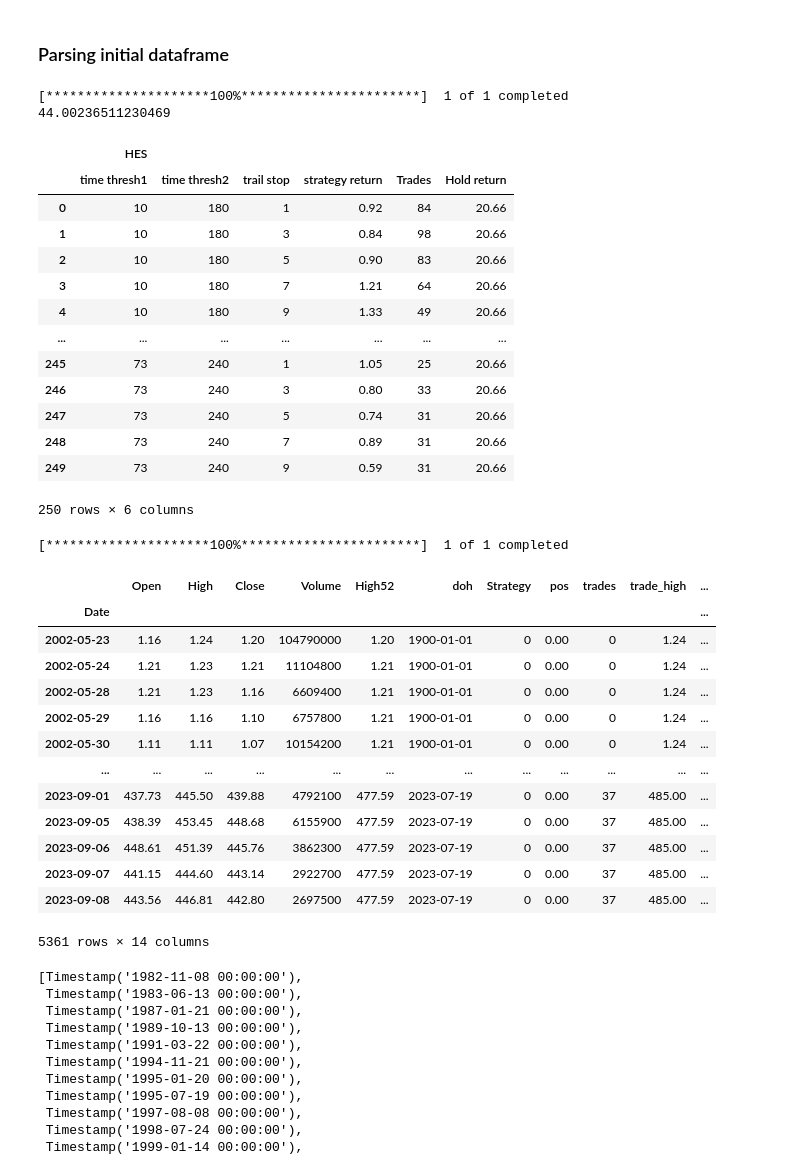
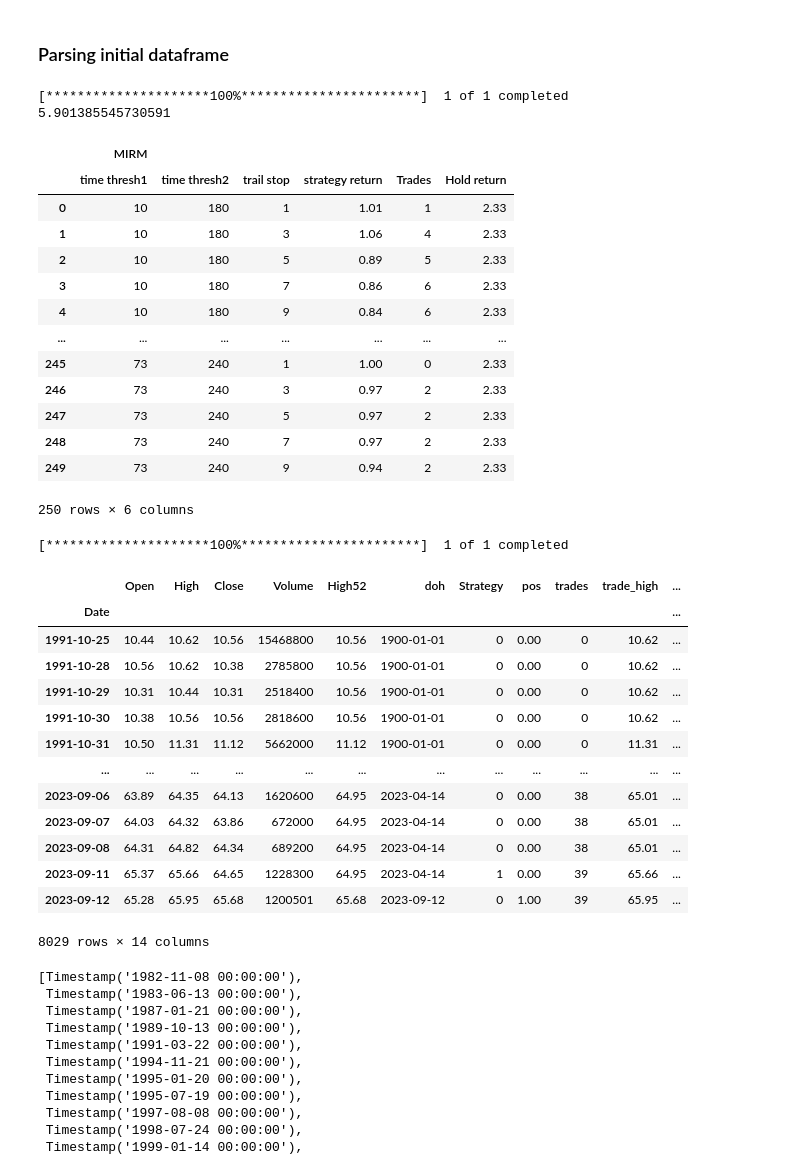
Before and after one commit to Idanq1/Stocks-Strategies, a Jupyter notebook: 52 week/Back testing.ipynb, the cells around one changed output. Cells and saved outputs as stored; diff of their text form; code cells hidden in the pictures.

```diff
--- a/52 week/Back testing.ipynb
+++ b/52 week/Back testing.ipynb
@@ -124,7 +124,7 @@ trail_stop = range(1, 10, 2)
 # trail_stop = range(1, 10, 2)
 
 # tickers = ["IBM", "GE", "KO", "JNJ", "PG", "XOM", "BA", "F", "GM", "T", "VZ", "PFE", "MRK", "DD", "PEP", "CVX", "WMT", "CL", "MCD", "MMM", "CAT", "JCI", "ABT", "KMB", "BMY", "AXP", "INTC", "CSCO", "CVX"]
-tickers = ["HES"]
+tickers = ["MIRM"]
 # tickers = ["AAPL", "NVDA", "IBM", "TSLA", "GOOG", "F", "GM", "META", "NFLX"]
 
 s = time.time()
@@ -139,44 +139,44 @@ print(time.time() - s)
 mult_opt
 # %% [output]
 [*********************100%***********************]  1 of 1 completed
-44.00236511230469
+5.901385545730591
-|  | HES |  |  |  |  |  |
+|  | MIRM |  |  |  |  |  |
 |  | time thresh1 | time thresh2 | trail stop | strategy return | Trades | Hold return |
-| 0 | 10 | 180 | 1 | 0.92 | 84 | 20.66 |
-| 1 | 10 | 180 | 3 | 0.84 | 98 | 20.66 |
-| 2 | 10 | 180 | 5 | 0.90 | 83 | 20.66 |
-| 3 | 10 | 180 | 7 | 1.21 | 64 | 20.66 |
-| 4 | 10 | 180 | 9 | 1.33 | 49 | 20.66 |
+| 0 | 10 | 180 | 1 | 1.01 | 1 | 2.33 |
+| 1 | 10 | 180 | 3 | 1.06 | 4 | 2.33 |
+| 2 | 10 | 180 | 5 | 0.89 | 5 | 2.33 |
+| 3 | 10 | 180 | 7 | 0.86 | 6 | 2.33 |
+| 4 | 10 | 180 | 9 | 0.84 | 6 | 2.33 |
 | ... | ... | ... | ... | ... | ... | ... |
-| 245 | 73 | 240 | 1 | 1.05 | 25 | 20.66 |
-| 246 | 73 | 240 | 3 | 0.80 | 33 | 20.66 |
-| 247 | 73 | 240 | 5 | 0.74 | 31 | 20.66 |
-| 248 | 73 | 240 | 7 | 0.89 | 31 | 20.66 |
-| 249 | 73 | 240 | 9 | 0.59 | 31 | 20.66 |
+| 245 | 73 | 240 | 1 | 1.00 | 0 | 2.33 |
+| 246 | 73 | 240 | 3 | 0.97 | 2 | 2.33 |
+| 247 | 73 | 240 | 5 | 0.97 | 2 | 2.33 |
+| 248 | 73 | 240 | 7 | 0.97 | 2 | 2.33 |
+| 249 | 73 | 240 | 9 | 0.94 | 2 | 2.33 |
 250 rows × 6 columns
 # %%
-data = get_data("NFLX")
+data = get_data("TTE")
 data_cop = data.copy()
 
 df = parse_data(data_cop)
 df, trades = strategy(df, 30, 250, 9)
 df
 # %% [output]
 [*********************100%***********************]  1 of 1 completed
 |  | Open | High | Close | Volume | High52 | doh | Strategy | pos | trades | trade_high | ... |
 | Date |  |  |  |  |  |  |  |  |  |  | ... |
-| 2002-05-23 | 1.16 | 1.24 | 1.20 | 104790000 | 1.20 | 1900-01-01 | 0 | 0.00 | 0 | 1.24 | ... |
-| 2002-05-24 | 1.21 | 1.23 | 1.21 | 11104800 | 1.21 | 1900-01-01 | 0 | 0.00 | 0 | 1.24 | ... |
-| 2002-05-28 | 1.21 | 1.23 | 1.16 | 6609400 | 1.21 | 1900-01-01 | 0 | 0.00 | 0 | 1.24 | ... |
-| 2002-05-29 | 1.16 | 1.16 | 1.10 | 6757800 | 1.21 | 1900-01-01 | 0 | 0.00 | 0 | 1.24 | ... |
-| 2002-05-30 | 1.11 | 1.11 | 1.07 | 10154200 | 1.21 | 1900-01-01 | 0 | 0.00 | 0 | 1.24 | ... |
+| 1991-10-25 | 10.44 | 10.62 | 10.56 | 15468800 | 10.56 | 1900-01-01 | 0 | 0.00 | 0 | 10.62 | ... |
+| 1991-10-28 | 10.56 | 10.62 | 10.38 | 2785800 | 10.56 | 1900-01-01 | 0 | 0.00 | 0 | 10.62 | ... |
+| 1991-10-29 | 10.31 | 10.44 | 10.31 | 2518400 | 10.56 | 1900-01-01 | 0 | 0.00 | 0 | 10.62 | ... |
+| 1991-10-30 | 10.38 | 10.56 | 10.56 | 2818600 | 10.56 | 1900-01-01 | 0 | 0.00 | 0 | 10.62 | ... |
+| 1991-10-31 | 10.50 | 11.31 | 11.12 | 5662000 | 11.12 | 1900-01-01 | 0 | 0.00 | 0 | 11.31 | ... |
 | ... | ... | ... | ... | ... | ... | ... | ... | ... | ... | ... | ... |
-| 2023-09-01 | 437.73 | 445.50 | 439.88 | 4792100 | 477.59 | 2023-07-19 | 0 | 0.00 | 37 | 485.00 | ... |
-| 2023-09-05 | 438.39 | 453.45 | 448.68 | 6155900 | 477.59 | 2023-07-19 | 0 | 0.00 | 37 | 485.00 | ... |
-| 2023-09-06 | 448.61 | 451.39 | 445.76 | 3862300 | 477.59 | 2023-07-19 | 0 | 0.00 | 37 | 485.00 | ... |
-| 2023-09-07 | 441.15 | 444.60 | 443.14 | 2922700 | 477.59 | 2023-07-19 | 0 | 0.00 | 37 | 485.00 | ... |
-| 2023-09-08 | 443.56 | 446.81 | 442.80 | 2697500 | 477.59 | 2023-07-19 | 0 | 0.00 | 37 | 485.00 | ... |
+| 2023-09-06 | 63.89 | 64.35 | 64.13 | 1620600 | 64.95 | 2023-04-14 | 0 | 0.00 | 38 | 65.01 | ... |
+| 2023-09-07 | 64.03 | 64.32 | 63.86 | 672000 | 64.95 | 2023-04-14 | 0 | 0.00 | 38 | 65.01 | ... |
+| 2023-09-08 | 64.31 | 64.82 | 64.34 | 689200 | 64.95 | 2023-04-14 | 0 | 0.00 | 38 | 65.01 | ... |
+| 2023-09-11 | 65.37 | 65.66 | 64.65 | 1228300 | 64.95 | 2023-04-14 | 1 | 0.00 | 39 | 65.66 | ... |
+| 2023-09-12 | 65.28 | 65.95 | 65.68 | 1200501 | 65.68 | 2023-09-12 | 0 | 1.00 | 39 | 65.95 | ... |
-5361 rows × 14 columns
+8029 rows × 14 columns
 # %%
 # df["pos"].value_counts()
 df.index[df['Strategy'] == -1].tolist()
```
Also changed, not shown: parts of 2 cells of this notebook, 2 other files.
